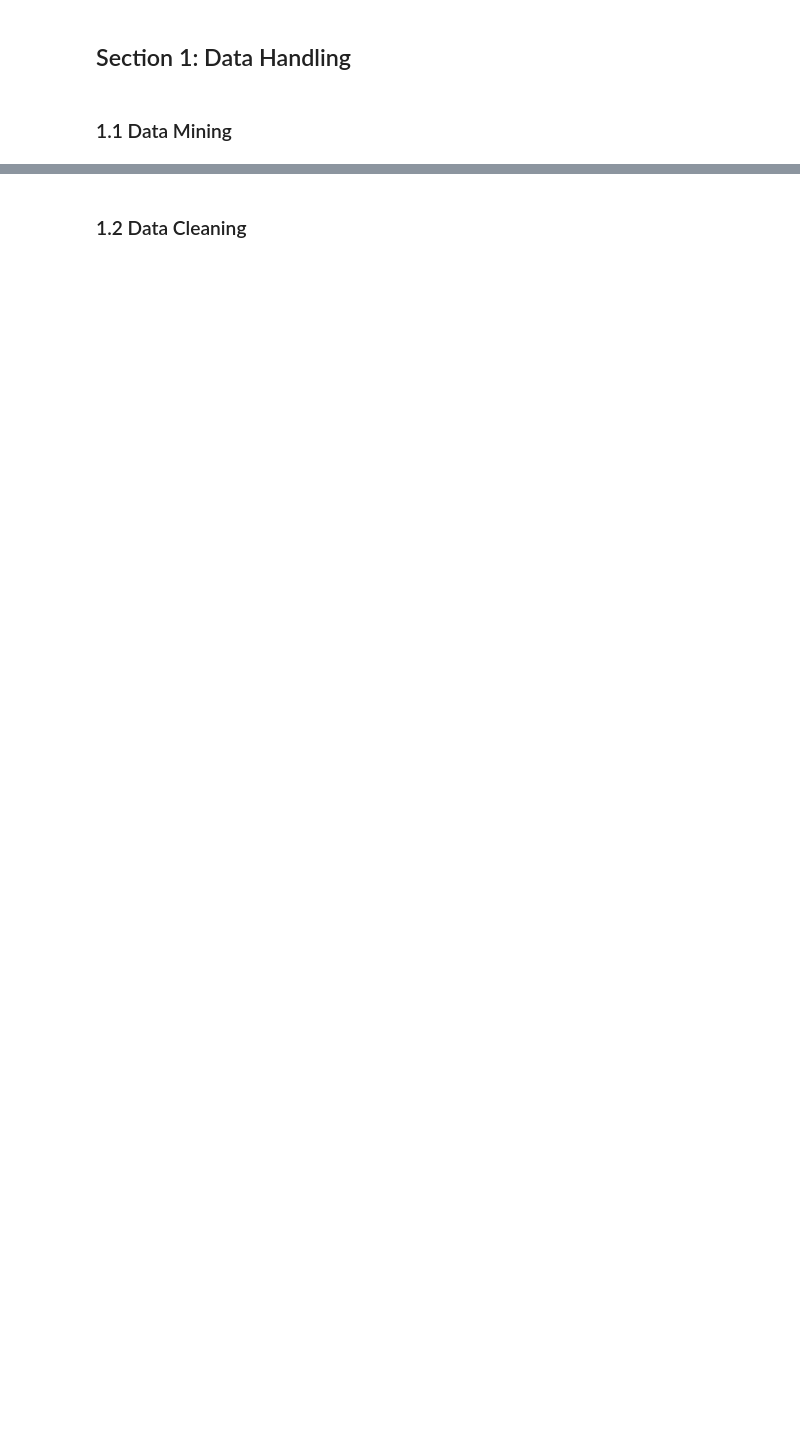
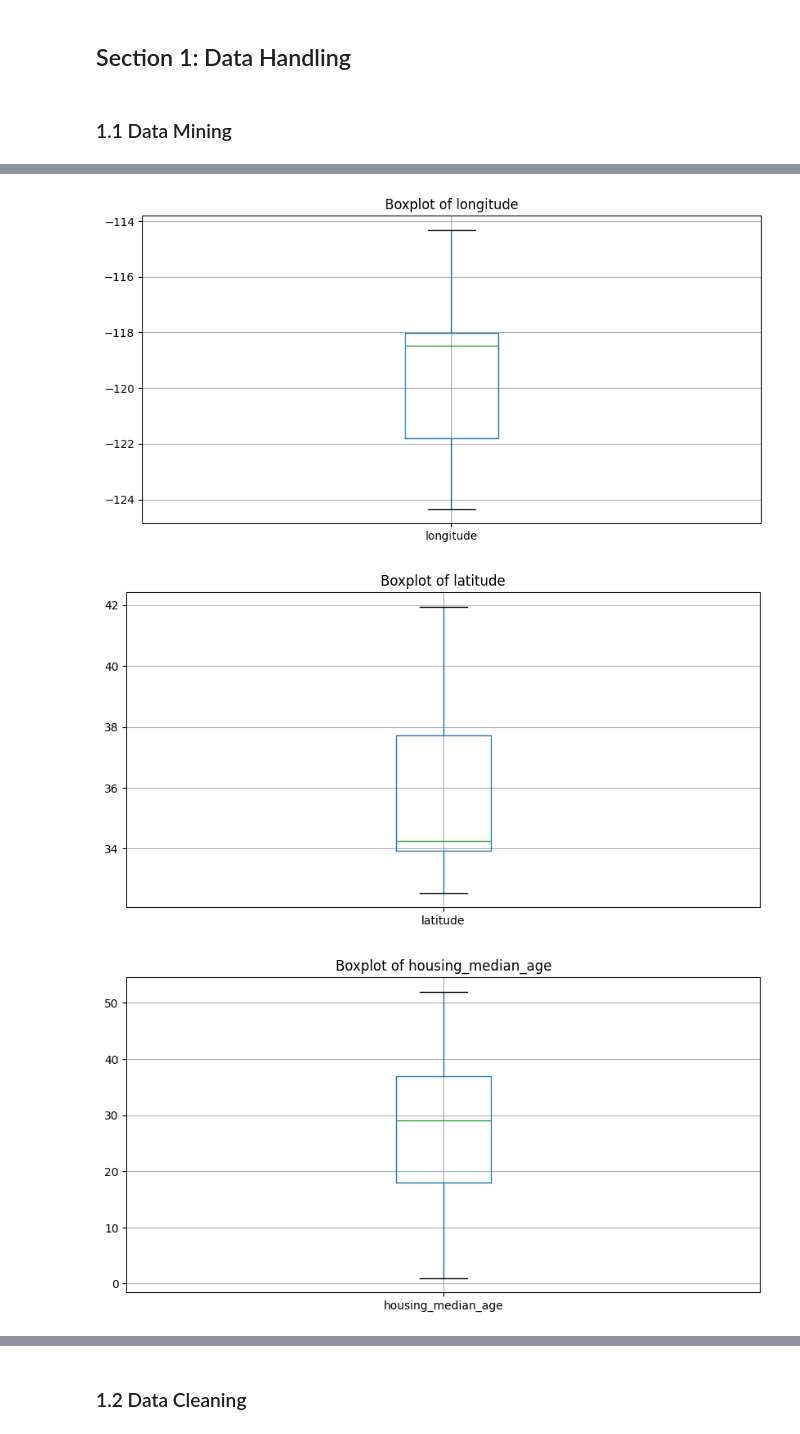
Before and after one commit to iamabdirazak/Price-Predictor, a Jupyter notebook: PricePredictor.ipynb, the cells around one changed output, grey strips where cells are left out. Saved outputs shown, nothing was run; the diff lists cells and outputs as text; code cells hidden in the pictures; blank space fills up the shorter version.

```diff
--- a/PricePredictor.ipynb
+++ b/PricePredictor.ipynb
@@ -8,0 +89,12 @@ import numpy as np
+# %%
+numeric_col = df.select_dtypes(include=['int64', 'float64']).columns
+
+for col in numeric_col:
+    plt.figure(figsize=(10, 5))
+    df.boxplot(column=col)
+    plt.title(f'Boxplot of {col}')
+    plt.show()
+# %% [output]
+[figure, added]
+[figure, added]
+[figure, added]
```
Also changed, not shown: parts of 25 cells of this notebook, 1 other file.
